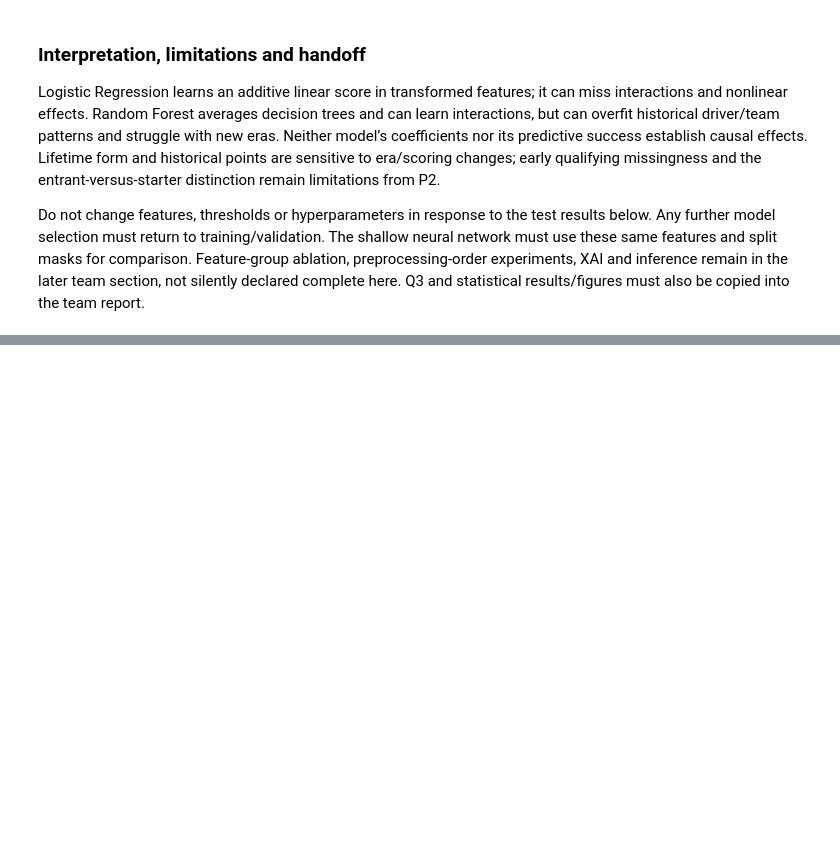
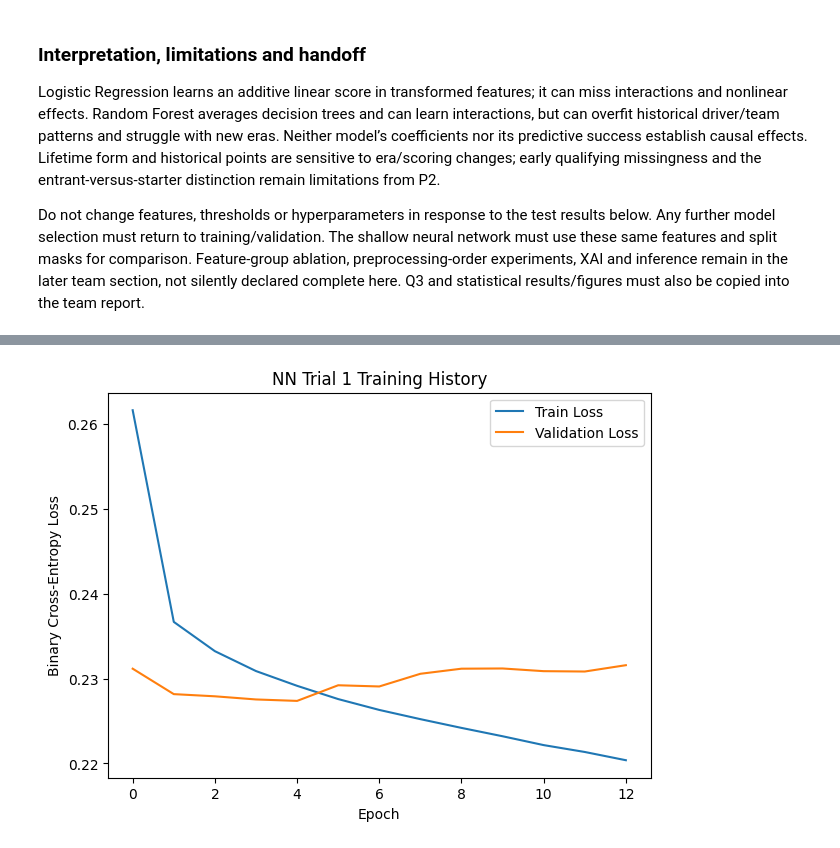
Before and after one commit to rawanelsragy/F1-Podium-Prediction, a Jupyter notebook: notebooks/part1completed.ipynb, the cells around one changed output, grey strips where cells are left out. Drawn from its saved outputs; the diff is of its cells as text; code cells hidden in the pictures; blank space fills up the shorter version.

```diff
--- a/notebooks/part1completed.ipynb
+++ b/notebooks/part1completed.ipynb
@@ -2199,0 +2305,7 @@ Person 3 complete. P1/P2 inputs preserved; all exports: /workspace/scratch/966e1
+# %%
+df = modeling_table.copy()
+DATA_READY = True
+
+print("Loaded modeling table from Person 2")
+print("Shape:", df.shape)
+display(df.head())
@@ -2199,0 +3006,38 @@ Person 3 complete. P1/P2 inputs preserved; all exports: /workspace/scratch/966e1
+# %%
+def plot_history(
+    history,
+    title
+):
+
+    plt.figure(
+        figsize=(7, 5)
+    )
+
+    plt.plot(
+        history.history["loss"],
+        label="Train Loss"
+    )
+
+    plt.plot(
+        history.history["val_loss"],
+        label="Validation Loss"
+    )
+
+    plt.xlabel("Epoch")
+
+    plt.ylabel(
+        "Binary Cross-Entropy Loss"
+    )
+
+    plt.title(title)
+
+    plt.legend()
+
+    plt.show()
+# %%
+plot_history(
+    history1,
+    "NN Trial 1 Training History"
+)
+# %% [output]
+[figure, added]
```
Also changed, not shown: parts of 88 cells of this notebook, 1 other file.
